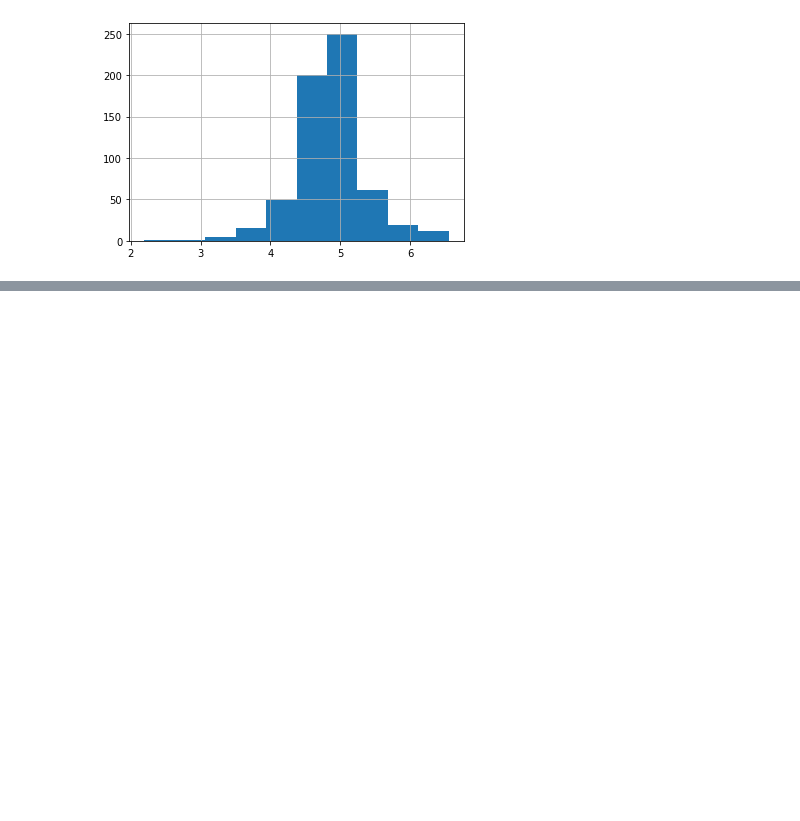
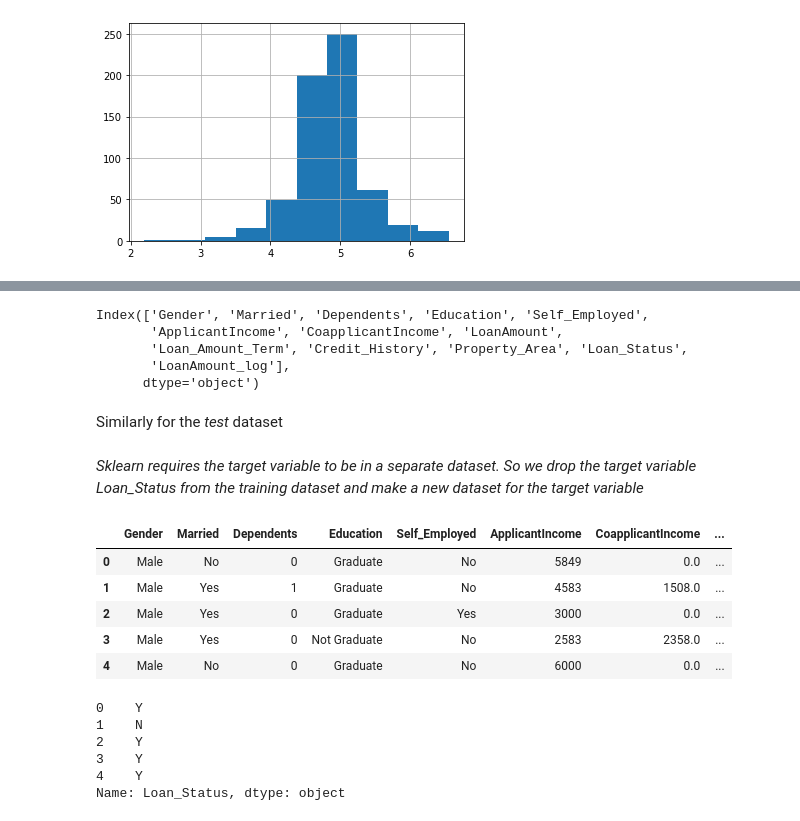
Before and after one commit to gato1005/LoanApproval, a Jupyter notebook: LoanPrediction.ipynb, the cells around one changed output, grey strips where cells are left out. Drawn from its saved outputs; the diff is of its cells as text; code cells hidden in the pictures; blank space fills up the shorter version.

```diff
--- a/LoanPrediction.ipynb
+++ b/LoanPrediction.ipynb
@@ -547,0 +537,12 @@ test_set["LoanAmount_log"]=np.log(test_set["LoanAmount"])
+# %%
+train_set=train_set.drop('Loan_ID',axis=1)
+# %%
+train_set.columns
+# %% [output]
+Index(['Gender', 'Married', 'Dependents', 'Education', 'Self_Employed',
+       'ApplicantIncome', 'CoapplicantIncome', 'LoanAmount',
+       'Loan_Amount_Term', 'Credit_History', 'Property_Area', 'Loan_Status',
+       'LoanAmount_log'],
+      dtype='object')
+# %% [markdown]
+Similarly for the *test* dataset
@@ -547,0 +551,23 @@ test_set["LoanAmount_log"]=np.log(test_set["LoanAmount"])
+# %% [markdown]
+*Sklearn requires the target variable to be in a separate dataset. So we drop the target variable Loan_Status from the training dataset and make a new dataset for the target variable*
+# %%
+X= train_set.drop('Loan_Status',1)
+y=train_set['Loan_Status']
+# %%
+X.head()
+# %% [output]
+|  | Gender | Married | Dependents | Education | Self_Employed | ApplicantIncome | CoapplicantIncome | ... |
+| 0 | Male | No | 0 | Graduate | No | 5849 | 0.0 | ... |
+| 1 | Male | Yes | 1 | Graduate | No | 4583 | 1508.0 | ... |
+| 2 | Male | Yes | 0 | Graduate | Yes | 3000 | 0.0 | ... |
+| 3 | Male | Yes | 0 | Not Graduate | No | 2583 | 2358.0 | ... |
+| 4 | Male | No | 0 | Graduate | No | 6000 | 0.0 | ... |
+# %%
+y.head()
+# %% [output]
+0    Y
+1    N
+2    Y
+3    Y
+4    Y
+Name: Loan_Status, dtype: object
```
Also changed, not shown: parts of 18 cells of this notebook.
